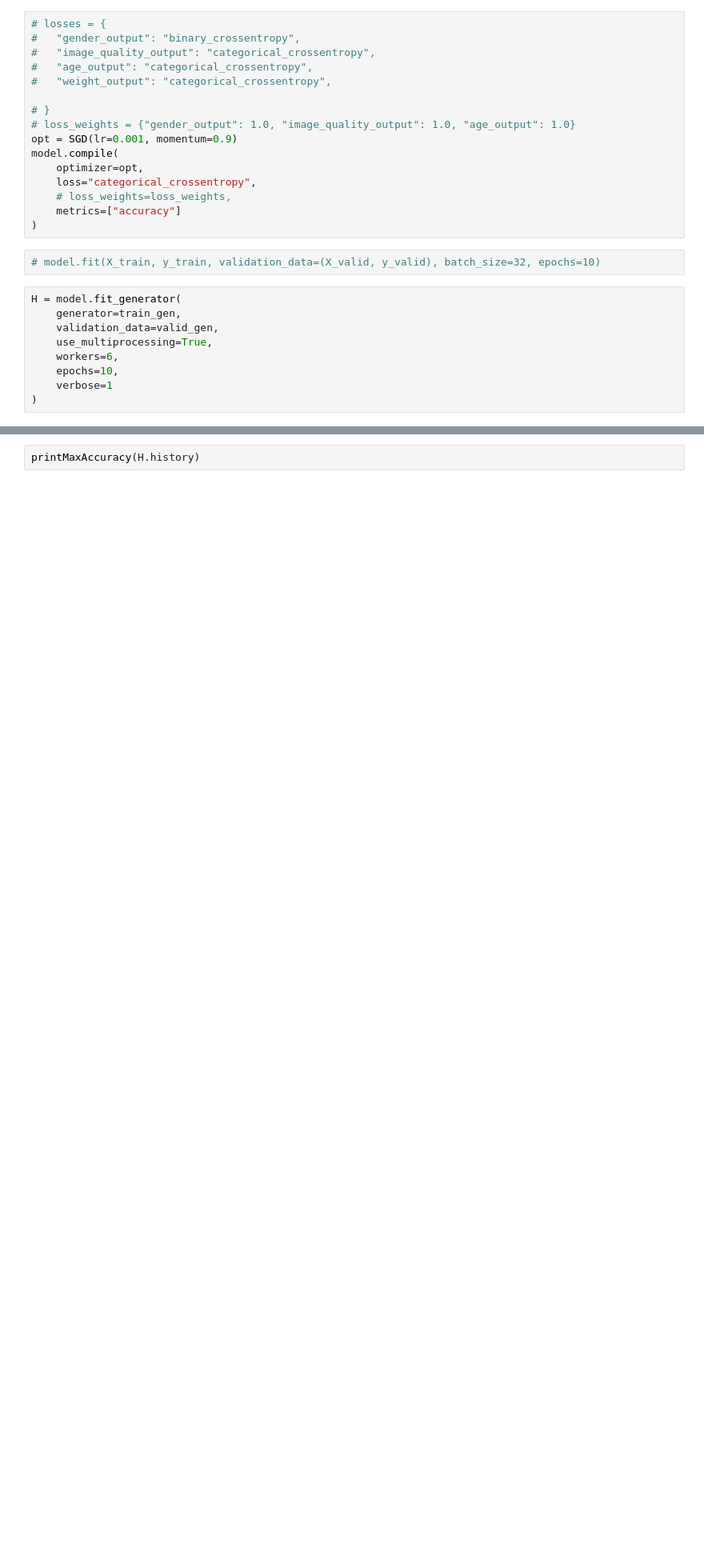
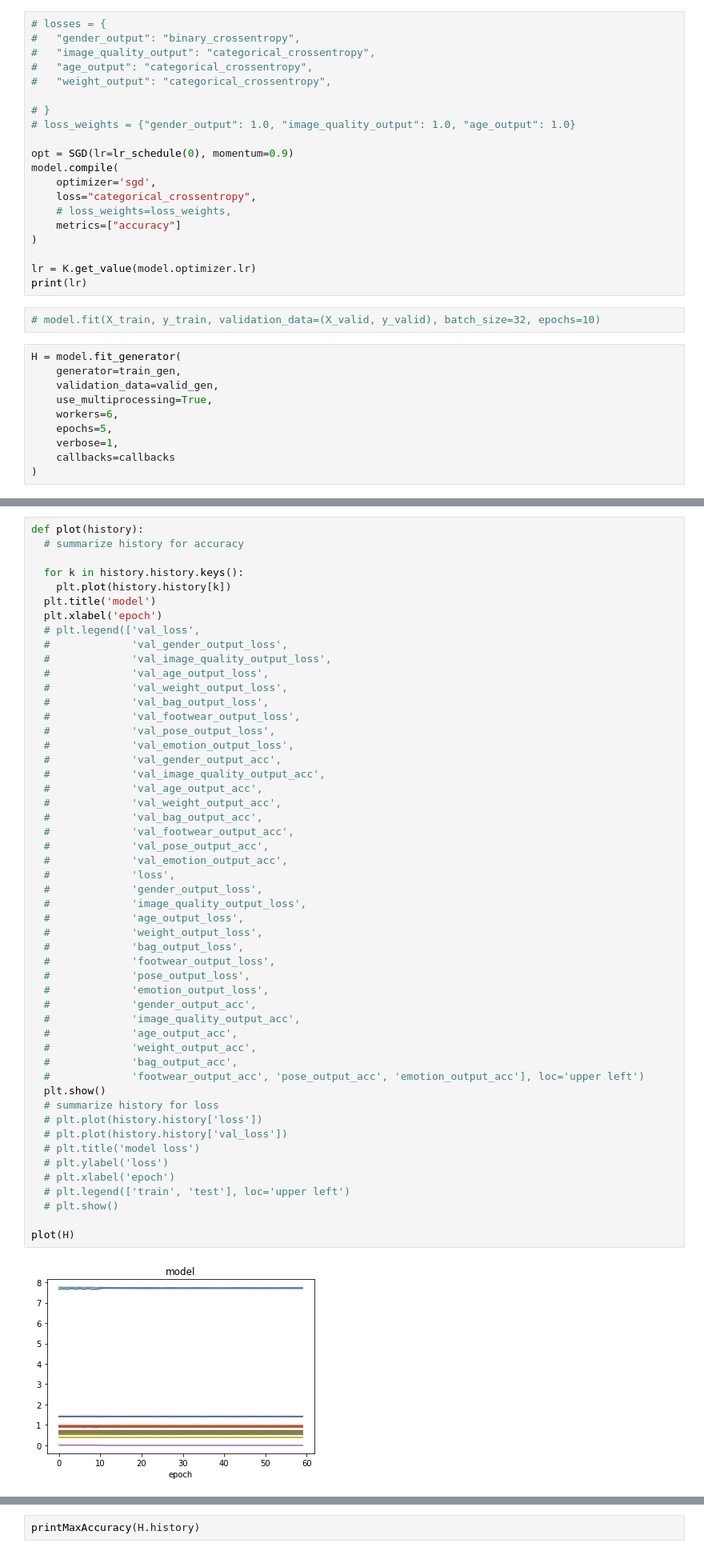
Before and after one commit to praveenraghuvanshi1512/EIP4, a Jupyter notebook: Session5/Assignment5/EIP4_A5_Praveen_Raghuvanshi.ipynb, the cells around one changed output, grey strips where cells are left out. Shown at 80% size. Saved outputs shown, nothing was run; the diff lists cells and outputs as text; blank space fills up the shorter version.

Commit message:
Assignment 5: Fixed the architecture and used lr schedule

```diff
--- a/Session5/Assignment5/EIP4_A5_Praveen_Raghuvanshi.ipynb
+++ b/Session5/Assignment5/EIP4_A5_Praveen_Raghuvanshi.ipynb
@@ -204,13 +263,17 @@ ________________________________________________________________________________
 
 # }
 # loss_weights = {"gender_output": 1.0, "image_quality_output": 1.0, "age_output": 1.0}
-opt = SGD(lr=0.001, momentum=0.9)
+
+opt = SGD(lr=lr_schedule(0), momentum=0.9)
 model.compile(
-    optimizer=opt,
+    optimizer='sgd',
     loss="categorical_crossentropy",
     # loss_weights=loss_weights,
     metrics=["accuracy"]
 )
+
+lr = K.get_value(model.optimizer.lr)
+print(lr)
 # %%
 # model.fit(X_train, y_train, validation_data=(X_valid, y_valid), batch_size=32, epochs=10)
 # %%
@@ -219,6 +282,7 @@ H = model.fit_generator(
     validation_data=valid_gen,
     use_multiprocessing=True,
     workers=6,
-    epochs=10,
-    verbose=1
+    epochs=5,
+    verbose=1,
+    callbacks=callbacks
 )
@@ -224,0 +315,53 @@ H = model.fit_generator(
+# %%
+def plot(history):
+  # summarize history for accuracy
+
+  for k in history.history.keys():
+    plt.plot(history.history[k])
+  plt.title('model')
+  plt.xlabel('epoch')
+  # plt.legend(['val_loss',
+  #             'val_gender_output_loss',
+  #             'val_image_quality_output_loss',
+  #             'val_age_output_loss',
+  #             'val_weight_output_loss',
+  #             'val_bag_output_loss',
+  #             'val_footwear_output_loss',
+  #             'val_pose_output_loss',
+  #             'val_emotion_output_loss',
+  #             'val_gender_output_acc',
+  #             'val_image_quality_output_acc',
+  #             'val_age_output_acc',
+  #             'val_weight_output_acc',
+  #             'val_bag_output_acc',
+  #             'val_footwear_output_acc',
+  #             'val_pose_output_acc',
+  #             'val_emotion_output_acc',
+  #             'loss',
+  #             'gender_output_loss',
+  #             'image_quality_output_loss',
+  #             'age_output_loss',
+  #             'weight_output_loss',
+  #             'bag_output_loss',
+  #             'footwear_output_loss',
+  #             'pose_output_loss',
+  #             'emotion_output_loss',
+  #             'gender_output_acc',
+  #             'image_quality_output_acc',
+  #             'age_output_acc',
+  #             'weight_output_acc',
+  #             'bag_output_acc',
+  #             'footwear_output_acc', 'pose_output_acc', 'emotion_output_acc'], loc='upper left')
+  plt.show()
+  # summarize history for loss
+  # plt.plot(history.history['loss'])
+  # plt.plot(history.history['val_loss'])
+  # plt.title('model loss')
+  # plt.ylabel('loss')
+  # plt.xlabel('epoch')
+  # plt.legend(['train', 'test'], loc='upper left')
+  # plt.show()
+
+plot(H)
+# %% [output]
+[figure, added]
```
Also changed, not shown: parts of 18 cells of this notebook.
